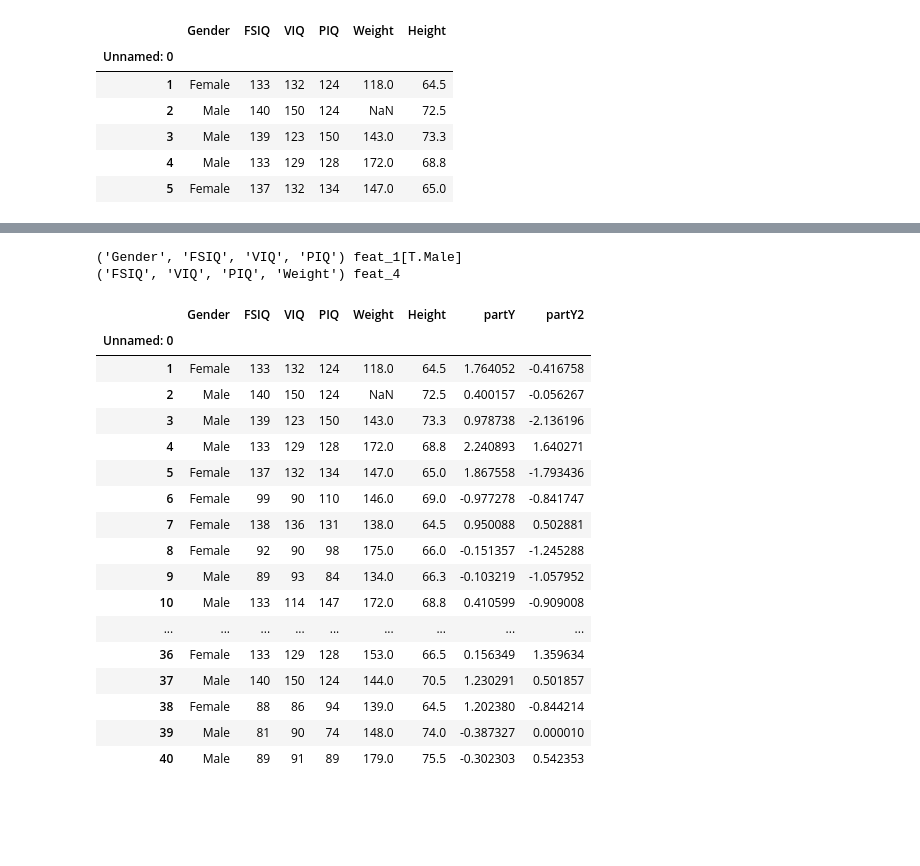
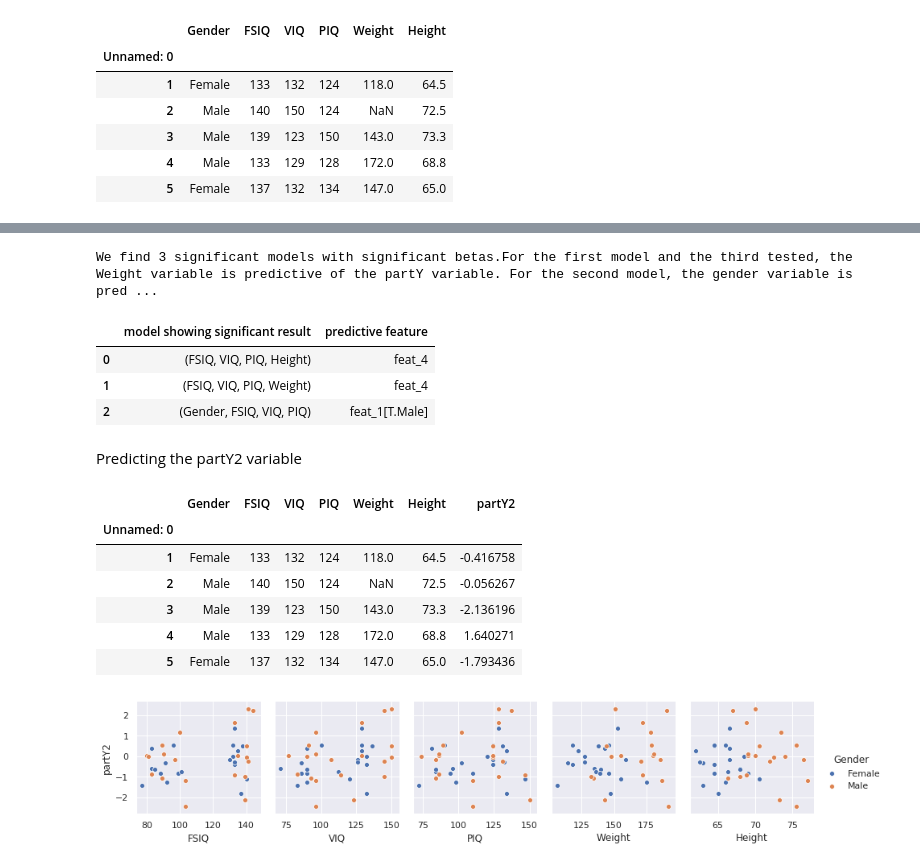
Before and after one commit to anproulx/Proulx-Andr-anne-QLSC612, a Jupyter notebook: practical/myanalysis.ipynb, the cells around one changed output, grey strips where cells are left out. Drawn from its saved outputs; the diff is of its cells as text; code cells hidden in the pictures; blank space fills up the shorter version.

```diff
--- a/practical/myanalysis.ipynb
+++ b/practical/myanalysis.ipynb
@@ -127,33 +147,47 @@ strong multicollinearity or other numerical problems.
-# %%
-for ind in range (len(list_significant)):
-    if list_ind[ind]!="Intercept":
-        print(list_significant[ind], list_ind[ind])
-# %% [output]
-('Gender', 'FSIQ', 'VIQ', 'PIQ') feat_1[T.Male]
-('FSIQ', 'VIQ', 'PIQ', 'Weight') feat_4
+# %%
+#report models with p<0.05
+
+p_hack_significant=pd.DataFrame() #create df
+
+#add columns to the df
+p_hack_significant["model showing significant result"]=list_significant
+p_hack_significant["predictive feature"]=list_ind
+
+print ("We find {0} significant models with significant betas.For the first model and the third tested, the Weight variable is predictive of the partY variable. For the second model, the gender variable is predictive of the partY variable".format(len(p_hack_significant)))
+
+p_hack_significant.head()
+# %% [output]
+We find 3 significant models with significant betas.For the first model and the third tested, the Weight variable is predictive of the partY variable. For the second model, the gender variable is pred ...
+|  | model showing significant result | predictive feature |
+| 0 | (FSIQ, VIQ, PIQ, Height) | feat_4 |
+| 1 | (FSIQ, VIQ, PIQ, Weight) | feat_4 |
+| 2 | (Gender, FSIQ, VIQ, PIQ) | feat_1[T.Male] |
+# %% [markdown]
+Predicting the partY2 variable
 # %%
-#partY 2
-np.random.seed(2)
-partY2= np.random.normal(0,1,40)
+# Create new random variable partY 2
+
+np.random.seed(2) #initiate new seed
+partY2= np.random.normal(0 , 1 , 40)
 data["partY2"]=partY2
-data
+
+# Drop partY from initial dataframe
+data_2=data.drop("partY", axis=1)
+data_2.head()
 # %% [output]
-|  | Gender | FSIQ | VIQ | PIQ | Weight | Height | partY | partY2 |
-| Unnamed: 0 |  |  |  |  |  |  |  |  |
-| 1 | Female | 133 | 132 | 124 | 118.0 | 64.5 | 1.764052 | -0.416758 |
-| 2 | Male | 140 | 150 | 124 | NaN | 72.5 | 0.400157 | -0.056267 |
-| 3 | Male | 139 | 123 | 150 | 143.0 | 73.3 | 0.978738 | -2.136196 |
-| 4 | Male | 133 | 129 | 128 | 172.0 | 68.8 | 2.240893 | 1.640271 |
-| 5 | Female | 137 | 132 | 134 | 147.0 | 65.0 | 1.867558 | -1.793436 |
-| 6 | Female | 99 | 90 | 110 | 146.0 | 69.0 | -0.977278 | -0.841747 |
-| 7 | Female | 138 | 136 | 131 | 138.0 | 64.5 | 0.950088 | 0.502881 |
-| 8 | Female | 92 | 90 | 98 | 175.0 | 66.0 | -0.151357 | -1.245288 |
-| 9 | Male | 89 | 93 | 84 | 134.0 | 66.3 | -0.103219 | -1.057952 |
-| 10 | Male | 133 | 114 | 147 | 172.0 | 68.8 | 0.410599 | -0.909008 |
-| ... | ... | ... | ... | ... | ... | ... | ... | ... |
-| 36 | Female | 133 | 129 | 128 | 153.0 | 66.5 | 0.156349 | 1.359634 |
-| 37 | Male | 140 | 150 | 124 | 144.0 | 70.5 | 1.230291 | 0.501857 |
-| 38 | Female | 88 | 86 | 94 | 139.0 | 64.5 | 1.202380 | -0.844214 |
-| 39 | Male | 81 | 90 | 74 | 148.0 | 74.0 | -0.387327 | 0.000010 |
-| 40 | Male | 89 | 91 | 89 | 179.0 | 75.5 | -0.302303 | 0.542353 |
+|  | Gender | FSIQ | VIQ | PIQ | Weight | Height | partY2 |
+| Unnamed: 0 |  |  |  |  |  |  |  |
+| 1 | Female | 133 | 132 | 124 | 118.0 | 64.5 | -0.416758 |
+| 2 | Male | 140 | 150 | 124 | NaN | 72.5 | -0.056267 |
+| 3 | Male | 139 | 123 | 150 | 143.0 | 73.3 | -2.136196 |
+| 4 | Male | 133 | 129 | 128 | 172.0 | 68.8 | 1.640271 |
+| 5 | Female | 137 | 132 | 134 | 147.0 | 65.0 | -1.793436 |
+# %%
+# Visualize associations between partY2 and other variables according to gender
+
+g = sns.pairplot(data_2,
+                 x_vars=["FSIQ","VIQ","PIQ", "Weight", "Height"],
+                 y_vars=["partY2"], hue="Gender")
+# %% [output]
+[figure, added]
 # %%
```
Also changed, not shown: parts of 17 cells of this notebook.
